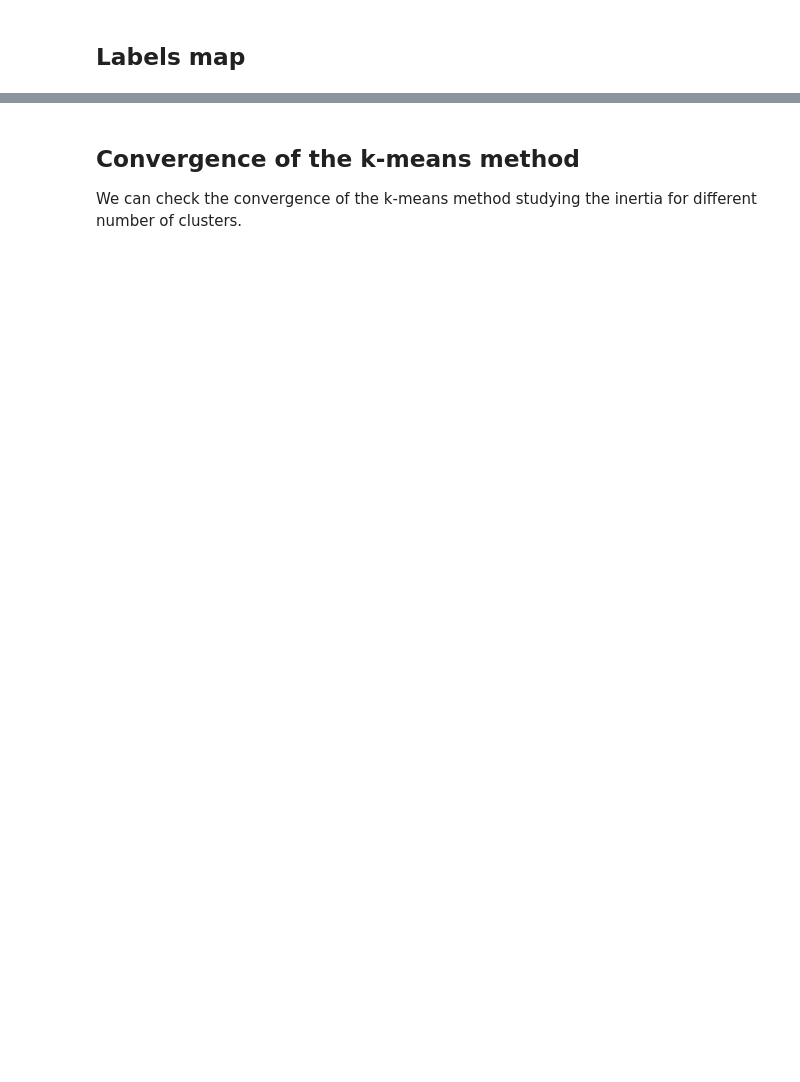
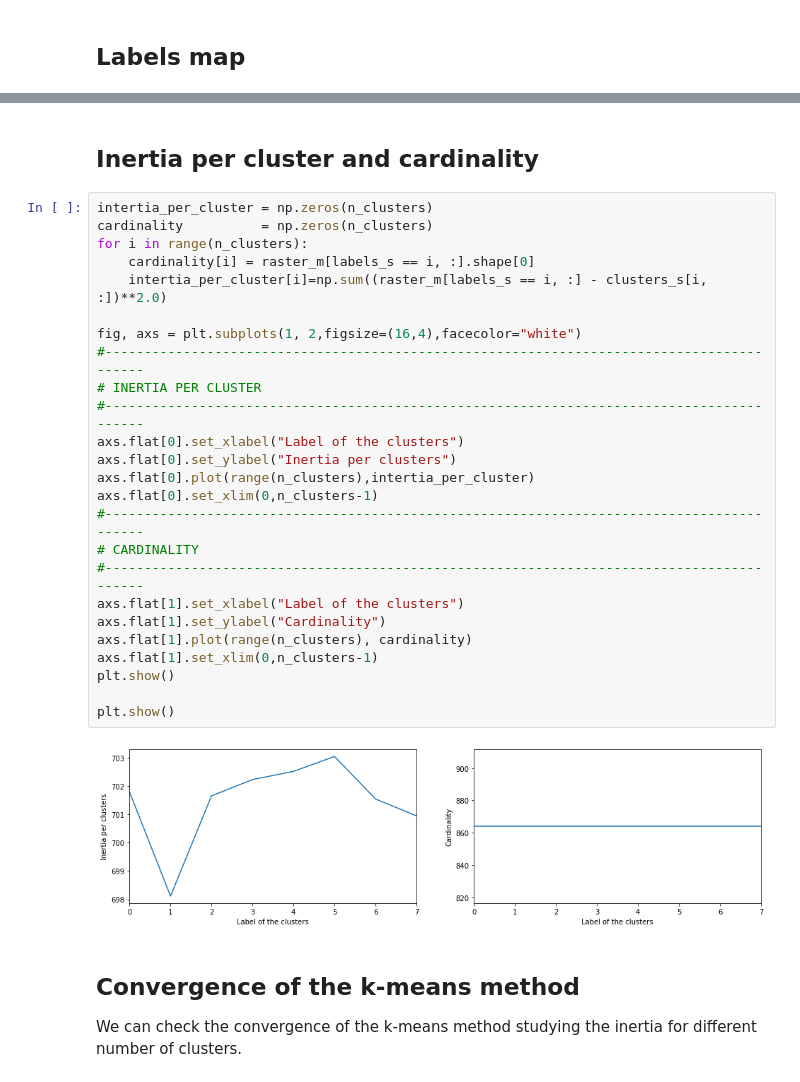
Before and after one commit to dnobrega/DNS, a Jupyter notebook: dnspy/notebooks/k_means_test.ipynb, the cells around one changed output, grey strips where cells are left out. Cells and saved outputs as stored; diff of their text form; blank space fills up the shorter version.

```diff
--- a/dnspy/notebooks/k_means_test.ipynb
+++ b/dnspy/notebooks/k_means_test.ipynb
@@ -245,3 +264,32 @@ plt.show()
+# %% [markdown]
+## Inertia per cluster and cardinality
+# %%
+intertia_per_cluster = np.zeros(n_clusters)
+cardinality          = np.zeros(n_clusters)
+for i in range(n_clusters):
+    cardinality[i] = raster_m[labels_s == i, :].shape[0]
+    intertia_per_cluster[i]=np.sum((raster_m[labels_s == i, :] - clusters_s[i, :])**2.0)
+
+fig, axs = plt.subplots(1, 2,figsize=(16,4),facecolor="white")
+#------------------------------------------------------------------------------------------
+# INERTIA PER CLUSTER
+#------------------------------------------------------------------------------------------
+axs.flat[0].set_xlabel("Label of the clusters")
+axs.flat[0].set_ylabel("Inertia per clusters")
+axs.flat[0].plot(range(n_clusters),intertia_per_cluster)
+axs.flat[0].set_xlim(0,n_clusters-1)
+#------------------------------------------------------------------------------------------
+# CARDINALITY
+#------------------------------------------------------------------------------------------
+axs.flat[1].set_xlabel("Label of the clusters")
+axs.flat[1].set_ylabel("Cardinality")
+axs.flat[1].plot(range(n_clusters), cardinality)
+axs.flat[1].set_xlim(0,n_clusters-1)
+plt.show()
+
+plt.show()
+# %% [output]
+[figure, added]
 # %% [markdown]
 
 
```
Also changed, not shown: parts of 8 cells of this notebook.
